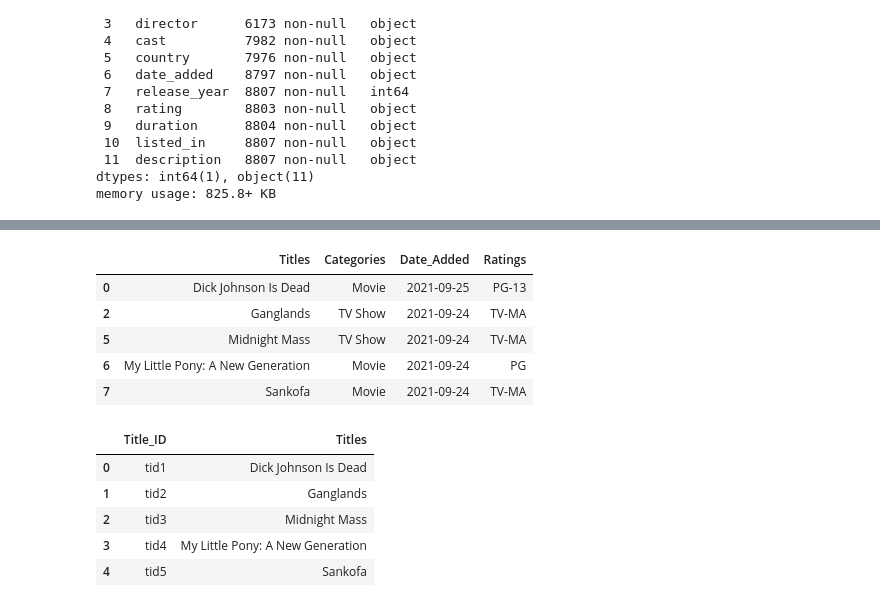
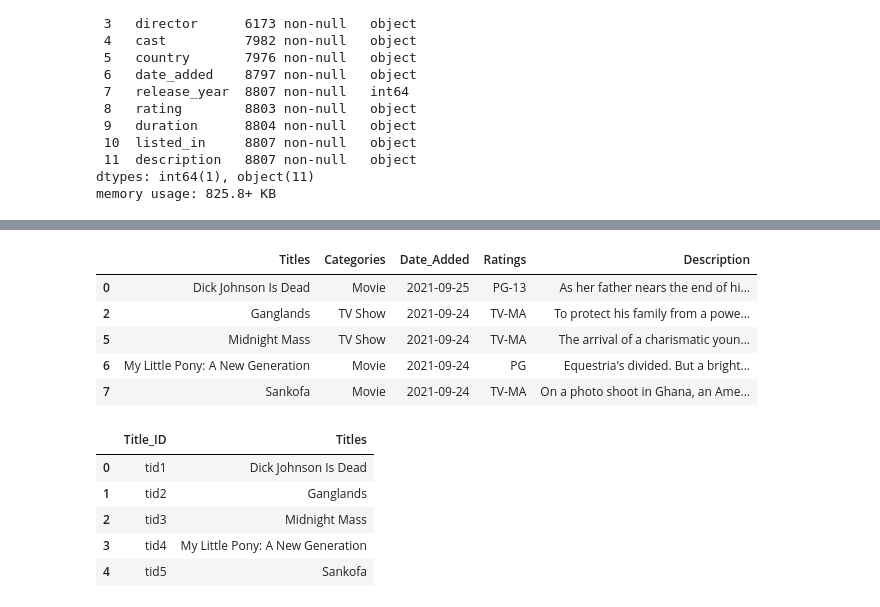
Before and after one commit to okalis05/DATA-ENGINEERING-PROJECT, a Jupyter notebook: Data-Engineering-project101.ipynb, the cells around one changed output, grey strips where cells are left out. Saved outputs shown, nothing was run; the diff lists cells and outputs as text; code cells hidden in the pictures.

```diff
--- a/Data-Engineering-project101.ipynb
+++ b/Data-Engineering-project101.ipynb
@@ -65,7 +66,7 @@ From the dataset summary above we can see that there are some inconsistencies in
 - save the cleaned dataframe as netflix_df.csv CSV file.
 # %%
 # Remove all the null values ,Drop unwanted columns and re_order them.
-reduced_df = netflix_data_df[['show_id','title','type','date_added','rating','director']]
+reduced_df = netflix_data_df[['show_id','title','type','date_added','rating','director','description']]
 reduced_df = reduced_df.dropna()
 reduced_df.head()
 # %% [output]
@@ -101,7 +103,7 @@ reduced_df.head()
 # %%
 #Capitalize and rename the columns for a more appealing display
 netflix_df = reduced_df.rename(columns = {'show_id':'Show_ID','title':'Titles','type':'Categories',
-                                'date_added':'Date_Added','rating':'Ratings','director':'Directors'})
+                                'date_added':'Date_Added','rating':'Ratings','director':'Directors','description':'Description'})
 
 netflix_df.head()
 # %% [output]
@@ -149,14 +143,14 @@ movie_data_df.head()
 # %%
 # Extract the columns of interest('Title','Category','Date_Added','Rating')
-movie_data_df  = movie_data_df[['Titles','Categories','Date_Added','Ratings']]
+movie_data_df  = movie_data_df[['Titles','Categories','Date_Added','Ratings','Description']]
 movie_data_df.head()
 # %% [output]
-|  | Titles | Categories | Date_Added | Ratings |
-| 0 | Dick Johnson Is Dead | Movie | 2021-09-25 | PG-13 |
-| 2 | Ganglands | TV Show | 2021-09-24 | TV-MA |
-| 5 | Midnight Mass | TV Show | 2021-09-24 | TV-MA |
-| 6 | My Little Pony: A New Generation | Movie | 2021-09-24 | PG |
-| 7 | Sankofa | Movie | 2021-09-24 | TV-MA |
+|  | Titles | Categories | Date_Added | Ratings | Description |
+| 0 | Dick Johnson Is Dead | Movie | 2021-09-25 | PG-13 | As her father nears the end of hi... |
+| 2 | Ganglands | TV Show | 2021-09-24 | TV-MA | To protect his family from a powe... |
+| 5 | Midnight Mass | TV Show | 2021-09-24 | TV-MA | The arrival of a charismatic youn... |
+| 6 | My Little Pony: A New Generation | Movie | 2021-09-24 | PG | Equestria's divided. But a bright... |
+| 7 | Sankofa | Movie | 2021-09-24 | TV-MA | On a photo shoot in Ghana, an Ame... |
 # %%
 # Get the unique titles in a list
 titles = movie_data_df['Titles'].tolist()
```
Also changed, not shown: parts of 37 cells of this notebook, 11 other files.
